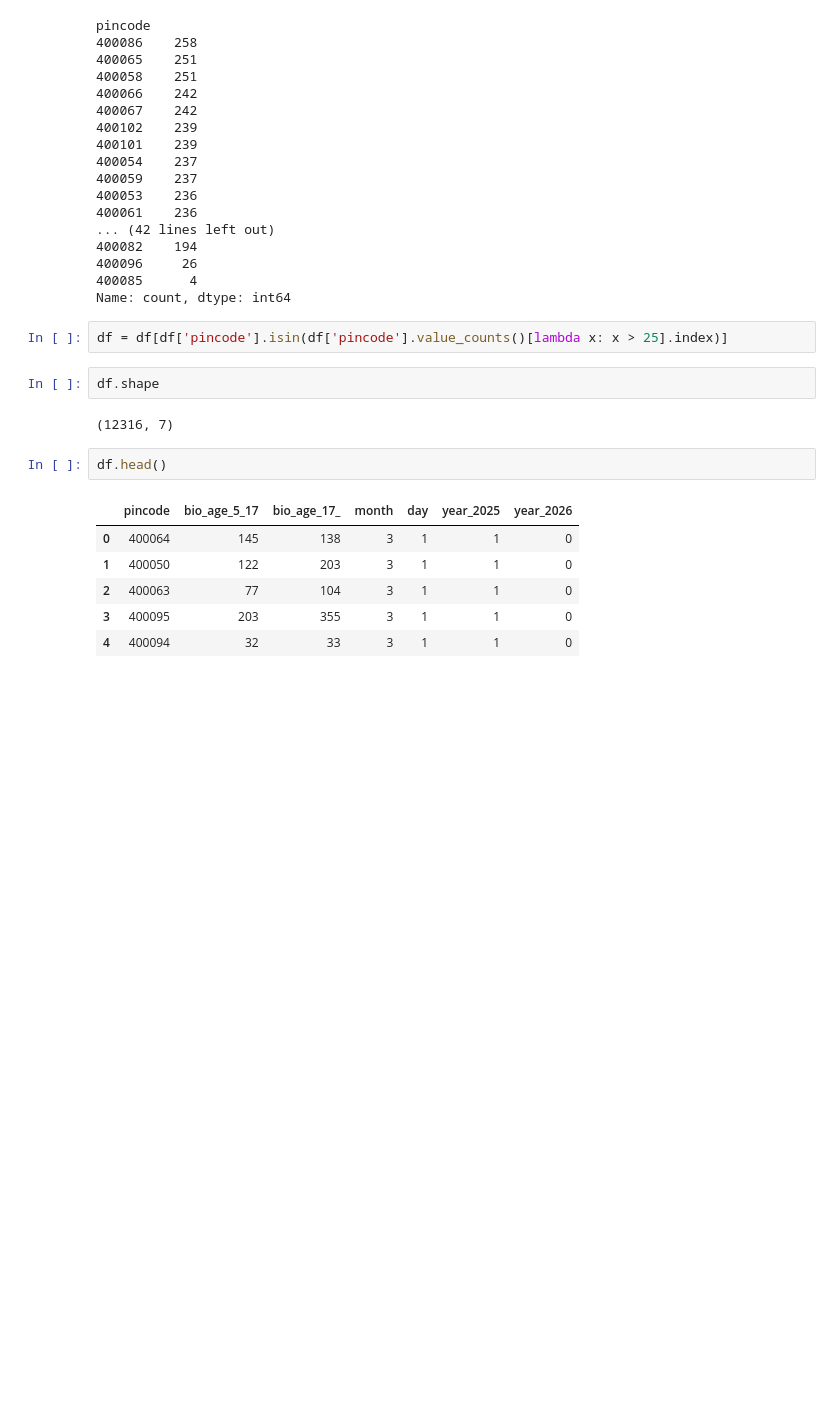
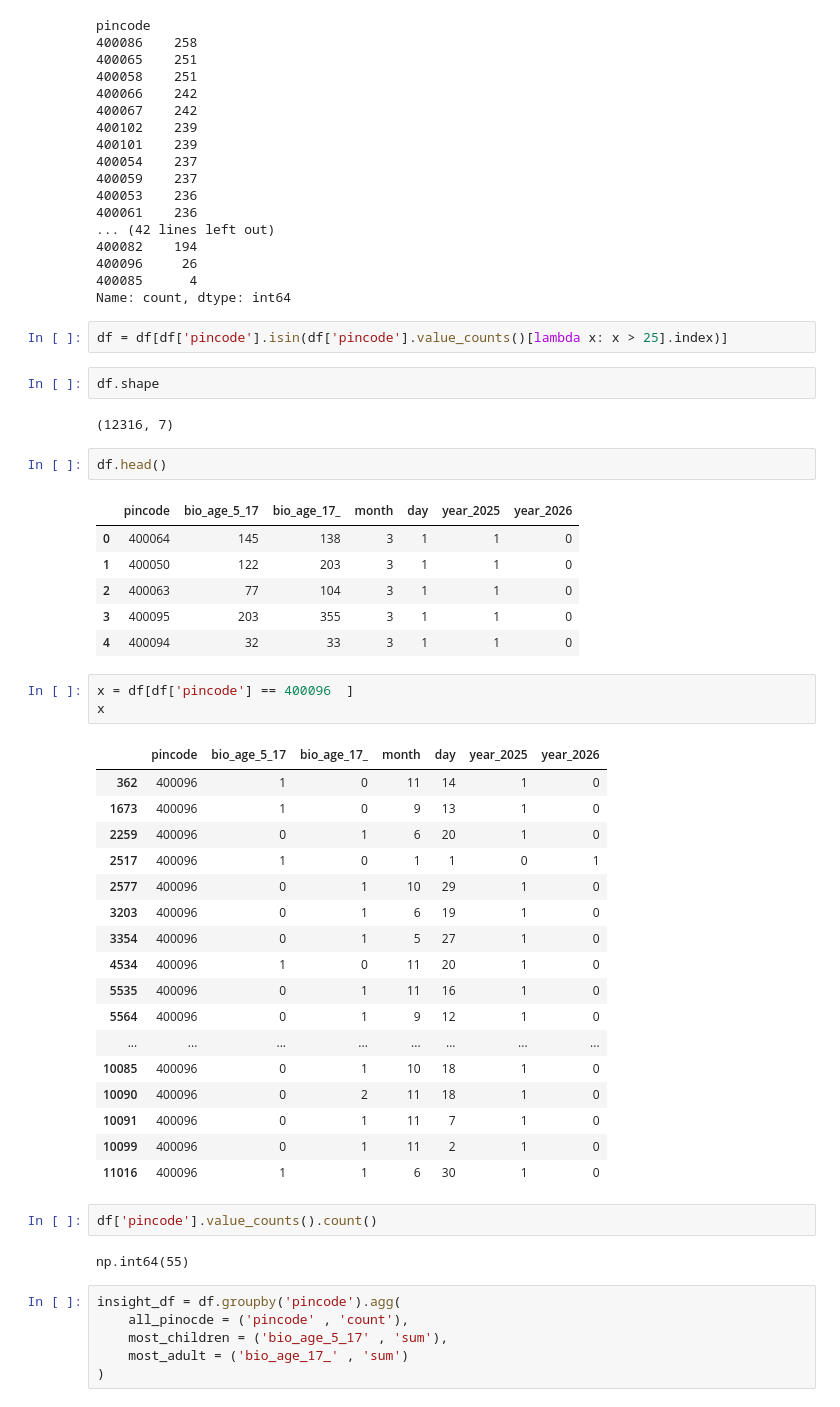
Before and after one commit to Hellnight2005/UIDAI-Data-Hackathon, a Jupyter notebook: team/anas/nnew.ipynb, the cells around one changed output. Cells and saved outputs as stored; diff of their text form; blank space fills up the shorter version.

```diff
--- a/team/anas/nnew.ipynb
+++ b/team/anas/nnew.ipynb
@@ -175,3 +177,34 @@ df.head()
 | 2 | 400063 | 77 | 104 | 3 | 1 | 1 | 0 |
 | 3 | 400095 | 203 | 355 | 3 | 1 | 1 | 0 |
 | 4 | 400094 | 32 | 33 | 3 | 1 | 1 | 0 |
+# %%
+x = df[df['pincode'] == 400096	]
+x
+# %% [output]
+|  | pincode | bio_age_5_17 | bio_age_17_ | month | day | year_2025 | year_2026 |
+| 362 | 400096 | 1 | 0 | 11 | 14 | 1 | 0 |
+| 1673 | 400096 | 1 | 0 | 9 | 13 | 1 | 0 |
+| 2259 | 400096 | 0 | 1 | 6 | 20 | 1 | 0 |
+| 2517 | 400096 | 1 | 0 | 1 | 1 | 0 | 1 |
+| 2577 | 400096 | 0 | 1 | 10 | 29 | 1 | 0 |
+| 3203 | 400096 | 0 | 1 | 6 | 19 | 1 | 0 |
+| 3354 | 400096 | 0 | 1 | 5 | 27 | 1 | 0 |
+| 4534 | 400096 | 1 | 0 | 11 | 20 | 1 | 0 |
+| 5535 | 400096 | 0 | 1 | 11 | 16 | 1 | 0 |
+| 5564 | 400096 | 0 | 1 | 9 | 12 | 1 | 0 |
+| ... | ... | ... | ... | ... | ... | ... | ... |
+| 10085 | 400096 | 0 | 1 | 10 | 18 | 1 | 0 |
+| 10090 | 400096 | 0 | 2 | 11 | 18 | 1 | 0 |
+| 10091 | 400096 | 0 | 1 | 11 | 7 | 1 | 0 |
+| 10099 | 400096 | 0 | 1 | 11 | 2 | 1 | 0 |
+| 11016 | 400096 | 1 | 1 | 6 | 30 | 1 | 0 |
+# %%
+df['pincode'].value_counts().count()
+# %% [output]
+np.int64(55)
+# %%
+insight_df = df.groupby('pincode').agg(
+    all_pinocde = ('pincode' , 'count'),
+    most_children = ('bio_age_5_17' , 'sum'),
+    most_adult = ('bio_age_17_' , 'sum')
+)
```
Also changed, not shown: parts of 17 cells of this notebook.
